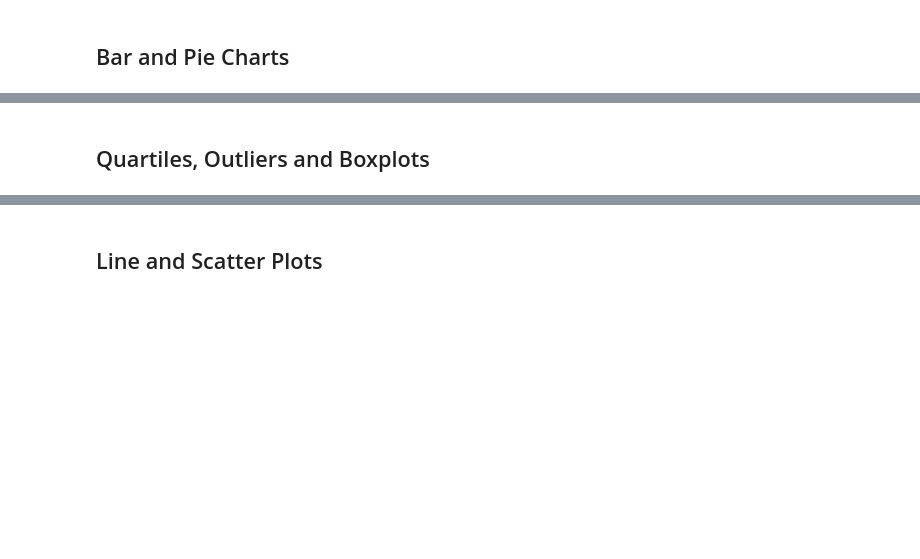
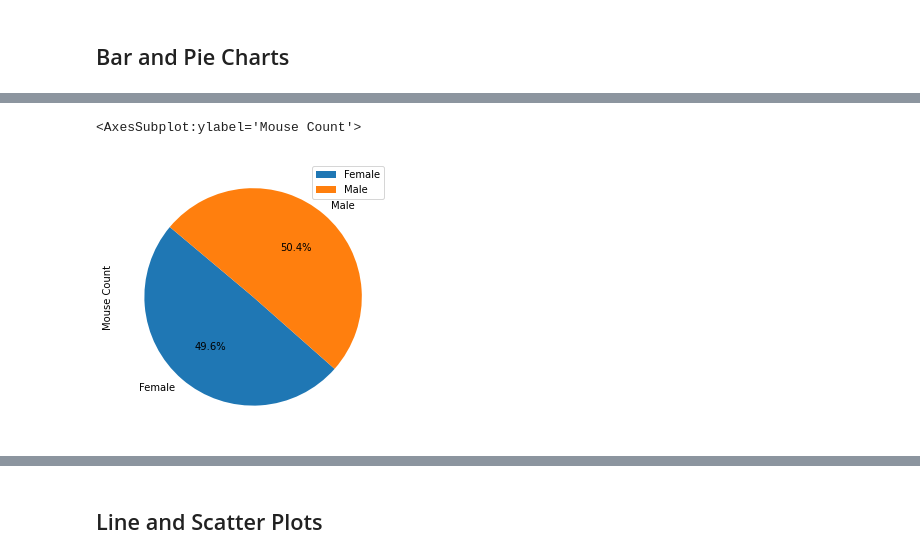
Before and after one commit to RBLevine/matplotlib-challenge, a Jupyter notebook: Pymaceuticals/pymaceuticals_starter.ipynb, the cells around one changed output, grey strips where cells are left out. Cells and saved outputs as stored; diff of their text form; code cells hidden in the pictures; blank space fills up the shorter version.

```diff
--- a/Pymaceuticals/pymaceuticals_starter.ipynb
+++ b/Pymaceuticals/pymaceuticals_starter.ipynb
@@ -107,2 +188,8 @@ The new number of unique mice is 248 after cleaning the data of duplicates.
 # %%
 # Generate a pie plot showing the distribution of female versus male mice using pandas
+f_v_m=cleaned_data.groupby("Sex")
+f_v_m=f_v_m["Mouse ID"].nunique().to_frame(name="Mouse Count")
+f_v_m.plot.pie(y='Mouse Count',figsize=(5, 5),autopct='%1.1f%%', startangle=140)
+# %% [output]
+<AxesSubplot:ylabel='Mouse Count'>
+[figure, added]
@@ -111,2 +195,0 @@ The new number of unique mice is 248 after cleaning the data of duplicates.
-# %% [markdown]
-## Quartiles, Outliers and Boxplots
```
Also changed, not shown: parts of 8 cells of this notebook.
